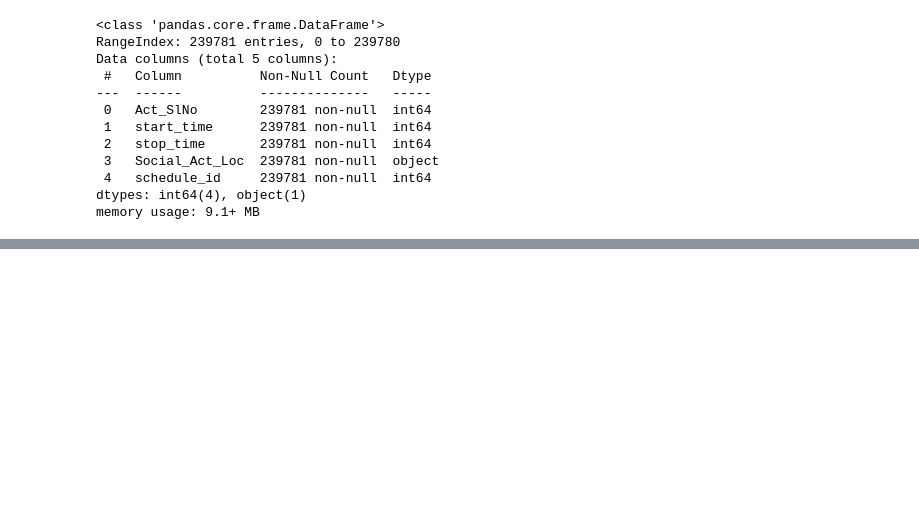
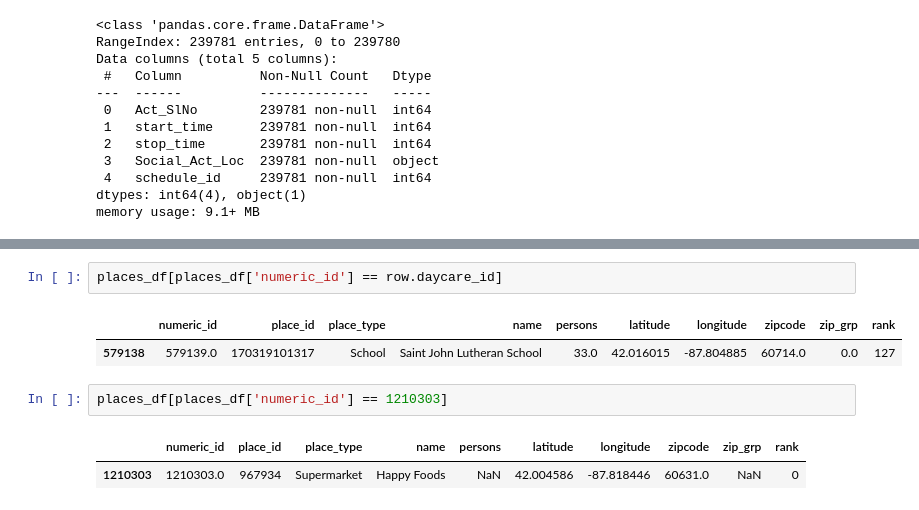
Before and after one commit to kywch/geo-colab, a Jupyter notebook: Generate_Chicago_Traces.ipynb, the cells around one changed output, grey strips where cells are left out. Drawn from its saved outputs; the diff is of its cells as text; blank space fills up the shorter version.

```diff
--- a/Generate_Chicago_Traces.ipynb
+++ b/Generate_Chicago_Traces.ipynb
@@ -105,0 +147,10 @@ places_df.head()
+# %%
+places_df[places_df['numeric_id'] == row.daycare_id]
+# %% [output]
+|  | numeric_id | place_id | place_type | name | persons | latitude | longitude | zipcode | zip_grp | rank |
+| 579138 | 579139.0 | 170319101317 | School | Saint John Lutheran School | 33.0 | 42.016015 | -87.804885 | 60714.0 | 0.0 | 127 |
+# %%
+places_df[places_df['numeric_id'] == 1210303]
+# %% [output]
+|  | numeric_id | place_id | place_type | name | persons | latitude | longitude | zipcode | zip_grp | rank |
+| 1210303 | 1210303.0 | 967934 | Supermarket | Happy Foods | NaN | 42.004586 | -87.818446 | 60631.0 | NaN | 0 |
```
Also changed, not shown: parts of 12 cells of this notebook.
